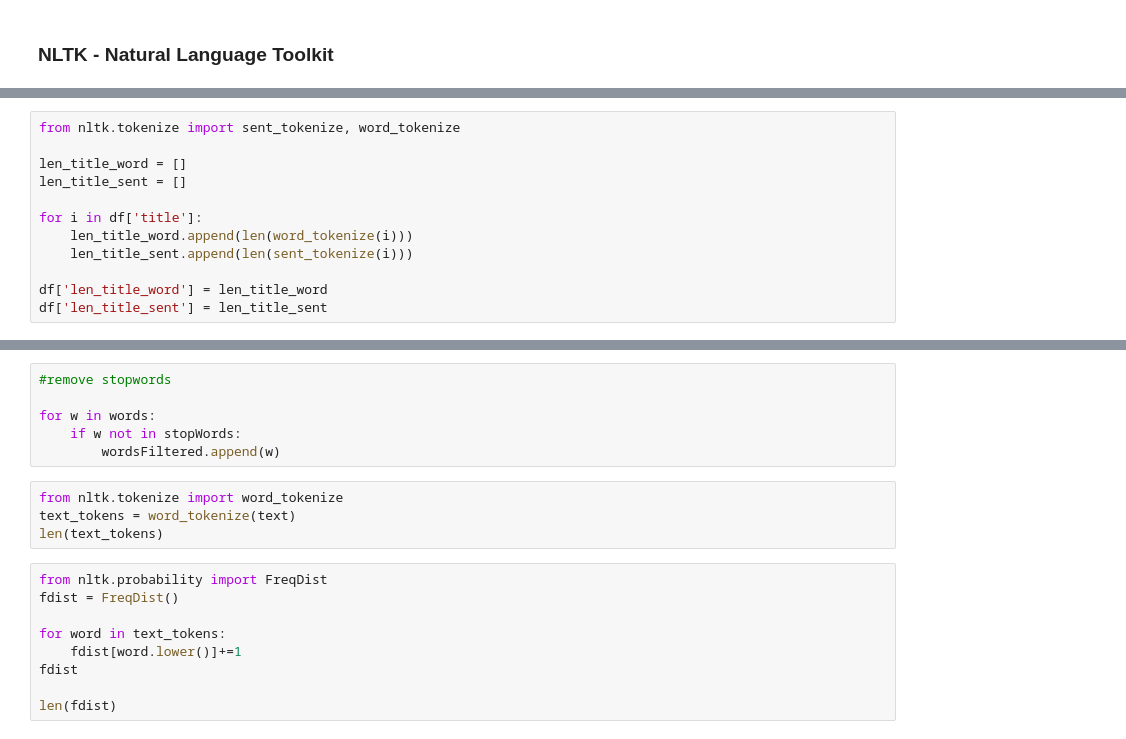
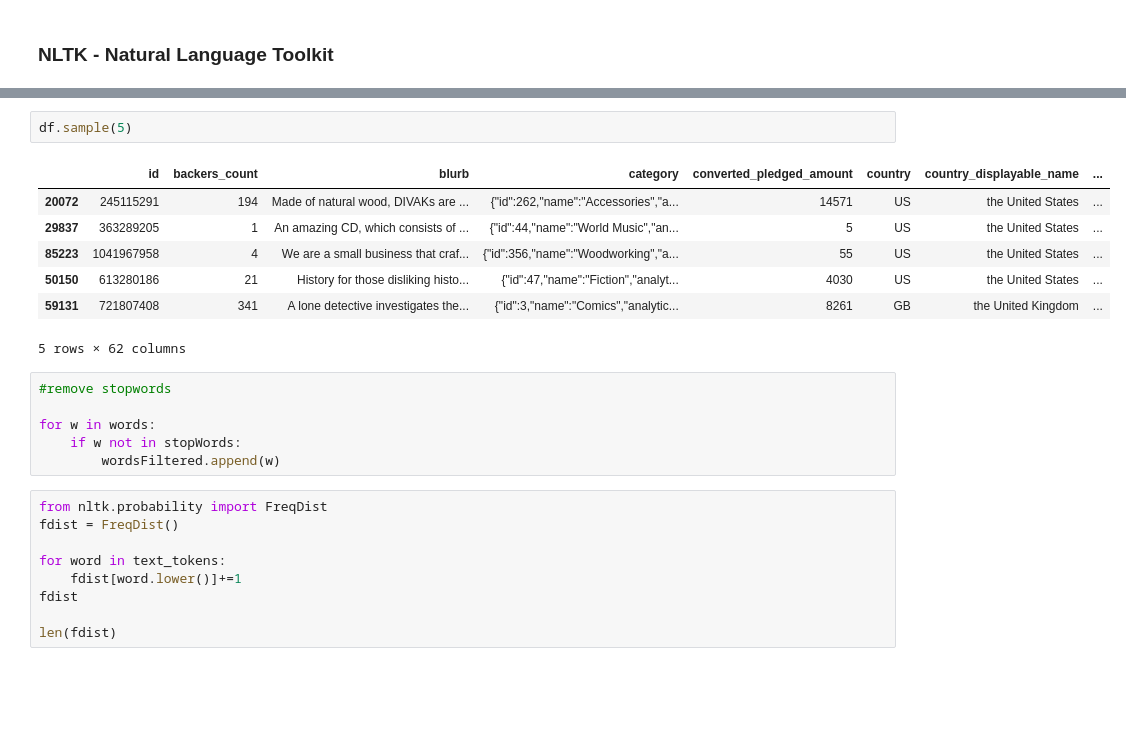
Before and after one commit to nicolerichter1989/kickstarter, a Jupyter notebook: kickstarter_project.ipynb, the cells around one changed output, grey strips where cells are left out. Saved outputs shown, nothing was run; the diff lists cells and outputs as text; blank space fills up the shorter version.

```diff
--- a/kickstarter_project.ipynb
+++ b/kickstarter_project.ipynb
@@ -351,12 +344,0 @@ df['description'].iloc[0]
-# %%
-from nltk.tokenize import sent_tokenize, word_tokenize
-
-len_title_word = []
-len_title_sent = []
-
-for i in df['title']:
-    len_title_word.append(len(word_tokenize(i)))
-    len_title_sent.append(len(sent_tokenize(i)))
-
-df['len_title_word'] = len_title_word
-df['len_title_sent'] = len_title_sent
@@ -387,13 +381,19 @@ compound.append()
+# %%
+df.sample(5)
+# %% [output]
+|  | id | backers_count | blurb | category | converted_pledged_amount | country | country_displayable_name | ... |
+| 20072 | 245115291 | 194 | Made of natural wood, DIVAKs are ... | {"id":262,"name":"Accessories","a... | 14571 | US | the United States | ... |
+| 29837 | 363289205 | 1 | An amazing CD, which consists of ... | {"id":44,"name":"World Music","an... | 5 | US | the United States | ... |
+| 85223 | 1041967958 | 4 | We are a small business that craf... | {"id":356,"name":"Woodworking","a... | 55 | US | the United States | ... |
+| 50150 | 613280186 | 21 | History for those disliking histo... | {"id":47,"name":"Fiction","analyt... | 4030 | US | the United States | ... |
+| 59131 | 721807408 | 341 | A lone detective investigates the... | {"id":3,"name":"Comics","analytic... | 8261 | GB | the United Kingdom | ... |
+5 rows × 62 columns
 # %%
 #remove stopwords
 
 for w in words:
     if w not in stopWords:
         wordsFiltered.append(w)
-# %%
-from nltk.tokenize import word_tokenize
-text_tokens = word_tokenize(text)
-len(text_tokens)
 # %%
 from nltk.probability import FreqDist
 fdist = FreqDist()
```
Also changed, not shown: parts of 8 cells of this notebook, 1 other file.
